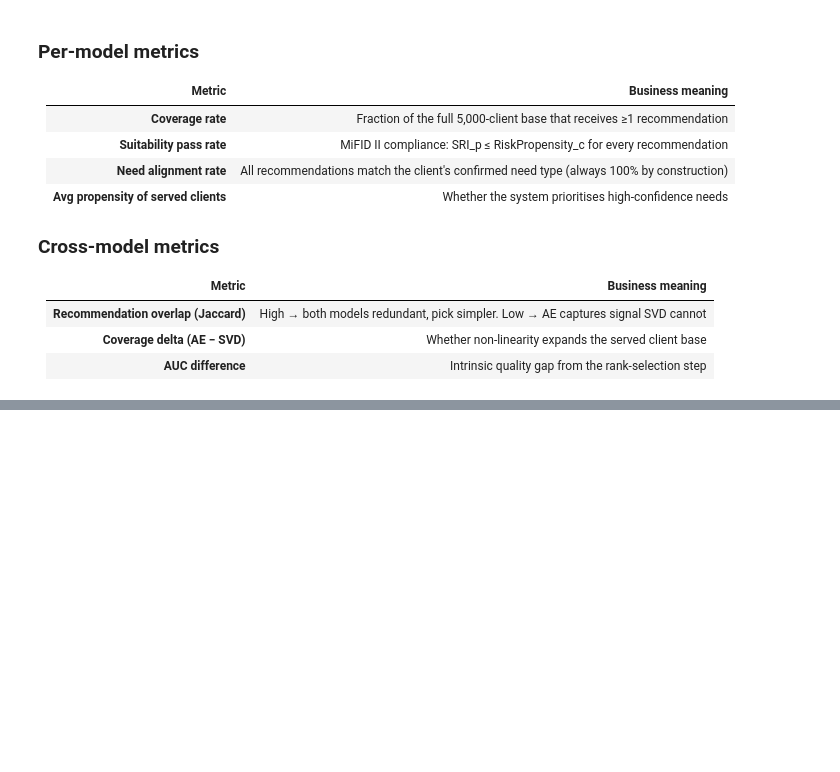
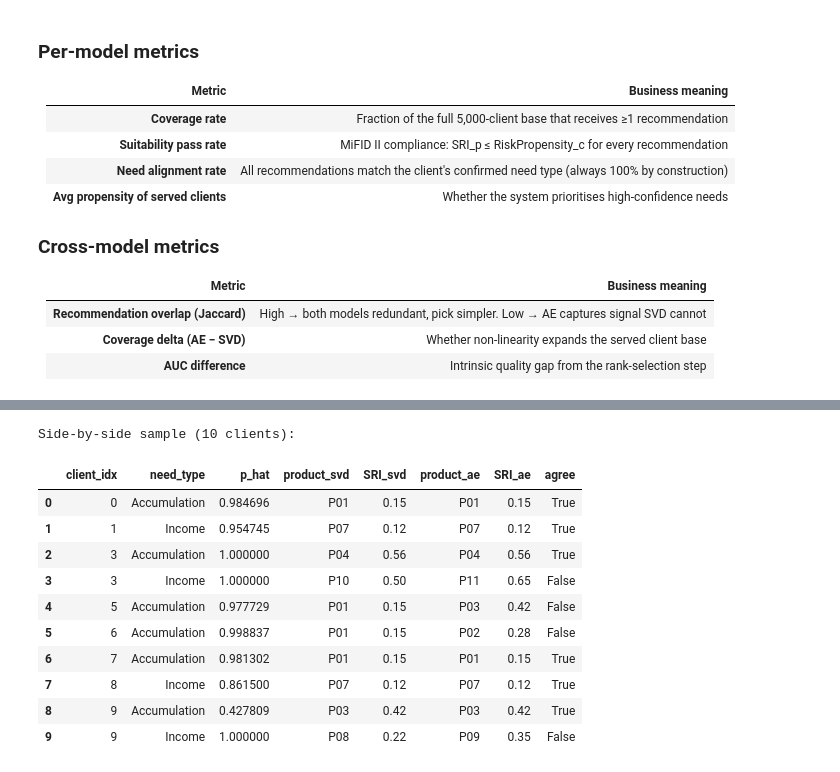
Before and after one commit to tommybaresi-creator/fintech-group-work, a Jupyter notebook: BusinessCase2/rec_sys_svd_autoencoder.ipynb, the cells around one changed output, grey strips where cells are left out. Cells and saved outputs as stored; diff of their text form; code cells hidden in the pictures; blank space fills up the shorter version.

```diff
--- a/BusinessCase2/rec_sys_svd_autoencoder.ipynb
+++ b/BusinessCase2/rec_sys_svd_autoencoder.ipynb
@@ -47,12 +48,14 @@ BEST_MODELS = {
     'AccumulationInvestment': 'xgboost_shap',
 }
 
-results = {}
+best_results = {}
 for target, folder in BEST_MODELS.items():
-    r = load_result(folder, target)
-    results[target] = r
-    tm = r['test_metrics']
-    print(f"[{folder}] {target} — "
-          f"F1: {tm['f1']:.3f}  "
-          f"Precision: {tm['precision']:.3f}  "
-          f"Recall: {tm['recall']:.3f}")
+    try:
+        best_results[target] = load_result(folder, target)
+        tm = best_results[target]['test_metrics']
+        print(f"[{folder}] {target} — "
+              f"F1: {tm['f1']:.3f}  "
+              f"Precision: {tm['precision']:.3f}  "
+              f"Recall: {tm['recall']:.3f}")
+    except FileNotFoundError as e:
+        print(f"MISSING: {e}")
@@ -473,33 +643,45 @@ display(cross.set_index('Cross-model metric'))
 # %%
 # ── Final side-by-side sample: client_id | need_type | p_hat | SVD_top1 | AE_top1 | agree ──
 def _top1_wide(recs: pd.DataFrame, score_col: str) -> pd.DataFrame:
     """Pivot top-1 rows to one row per (client_idx, need_type)."""
-    ok = recs[recs['status'] == 'ok'][['client_idx', 'need_type', 'product_id', 'SRI', score_col]]
-    return ok.rename(columns={'product_id': f'product_{score_col[:3]}',
-                               'SRI':        f'SRI_{score_col[:3]}'})
+    tag = score_col.split('_')[0]   # 'svd_score' → 'svd', 'ae_score' → 'ae'
+    ok  = recs[recs['status'] == 'ok'][['client_idx', 'need_type', 'product_id', 'SRI', score_col]]
+    return ok.rename(columns={'product_id': f'product_{tag}', 'SRI': f'SRI_{tag}'})
 
 svd_wide = _top1_wide(recs_svd, 'svd_score')
 ae_wide  = _top1_wide(recs_ae,  'ae_score')
 
 merged = svd_wide.merge(ae_wide, on=['client_idx', 'need_type'], how='outer')
 merged = merged.merge(
     clients_df[['RiskPropensity', 'p_hat_income', 'p_hat_accum']],
     left_on='client_idx', right_index=True,
 )
 
-# p_hat column: use income propensity for income need, accum for accum need
 merged['p_hat'] = np.where(
     merged['need_type'] == 'Income',
     merged['p_hat_income'],
     merged['p_hat_accum'],
 )
 merged['agree'] = merged['product_svd'] == merged['product_ae']
 
 sample = (merged[['client_idx', 'need_type', 'p_hat',
                    'product_svd', 'SRI_svd', 'product_ae', 'SRI_ae', 'agree']]
           .sort_values('client_idx')
           .head(10)
           .reset_index(drop=True))
 
 print("Side-by-side sample (10 clients):")
 display(sample)
+# %% [output]
+Side-by-side sample (10 clients):
+|  | client_idx | need_type | p_hat | product_svd | SRI_svd | product_ae | SRI_ae | agree |
+| 0 | 0 | Accumulation | 0.984696 | P01 | 0.15 | P01 | 0.15 | True |
+| 1 | 1 | Income | 0.954745 | P07 | 0.12 | P07 | 0.12 | True |
+| 2 | 3 | Accumulation | 1.000000 | P04 | 0.56 | P04 | 0.56 | True |
+| 3 | 3 | Income | 1.000000 | P10 | 0.50 | P11 | 0.65 | False |
+| 4 | 5 | Accumulation | 0.977729 | P01 | 0.15 | P03 | 0.42 | False |
+| 5 | 6 | Accumulation | 0.998837 | P01 | 0.15 | P02 | 0.28 | False |
+| 6 | 7 | Accumulation | 0.981302 | P01 | 0.15 | P01 | 0.15 | True |
+| 7 | 8 | Income | 0.861500 | P07 | 0.12 | P07 | 0.12 | True |
+| 8 | 9 | Accumulation | 0.427809 | P03 | 0.42 | P03 | 0.42 | True |
+| 9 | 9 | Income | 1.000000 | P08 | 0.22 | P09 | 0.35 | False |
```
Also changed, not shown: parts of 14 cells of this notebook, 3 other files.
